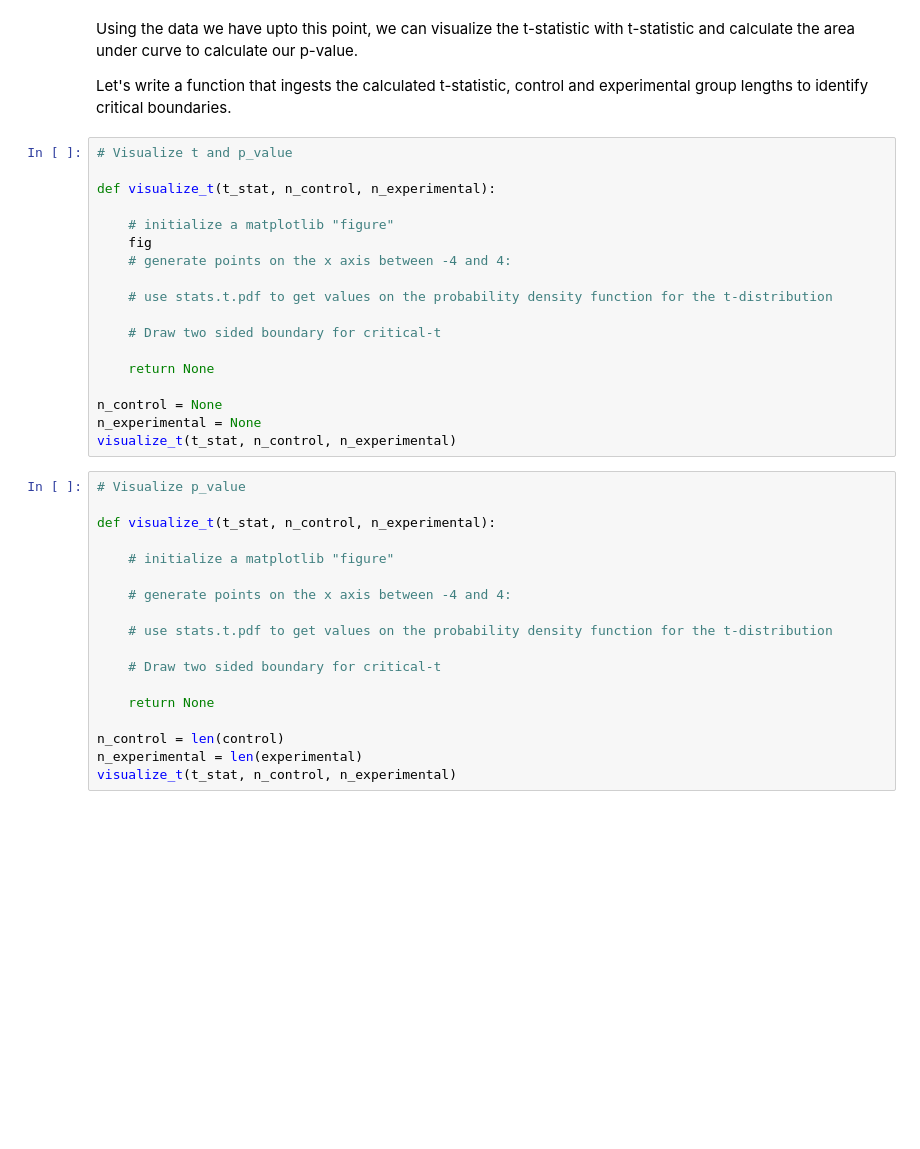
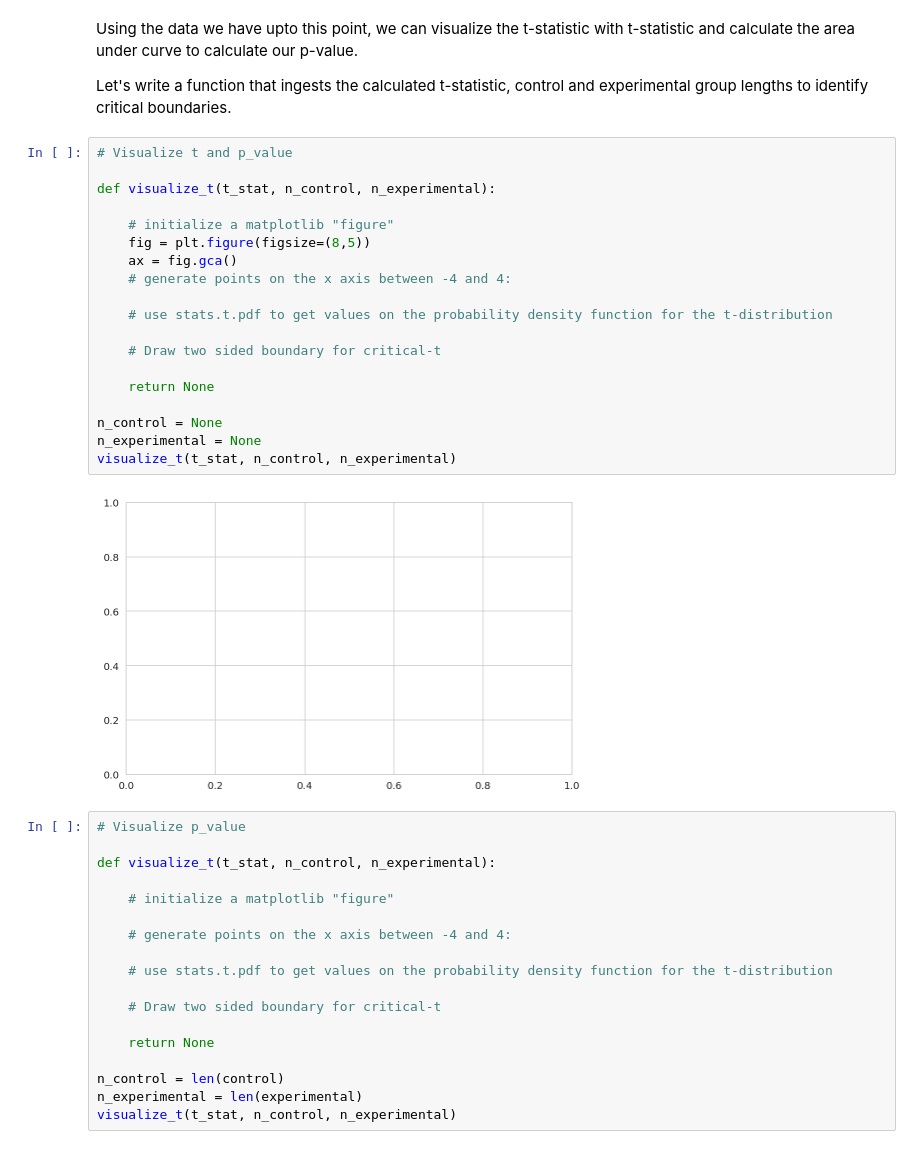
Before and after one commit to UpwardTrajectory/dsc-2-20-09-2-sample-t-tests-lab-seattle-ds-career-040119, a Jupyter notebook: index.ipynb, the cells around one changed output. Cells and saved outputs as stored; diff of their text form; blank space fills up the shorter version.

```diff
--- a/index.ipynb
+++ b/index.ipynb
@@ -176,21 +176,24 @@ Let's write a function that ingests the calculated t-statistic, control and expe
 # %%
 # Visualize t and p_value
 
 def visualize_t(t_stat, n_control, n_experimental):
 
     # initialize a matplotlib "figure"
-    fig
+    fig = plt.figure(figsize=(8,5))
+    ax = fig.gca()
     # generate points on the x axis between -4 and 4:
 
     # use stats.t.pdf to get values on the probability density function for the t-distribution
 
     # Draw two sided boundary for critical-t
 
     return None
 
 n_control = None
 n_experimental = None
 visualize_t(t_stat, n_control, n_experimental)
+# %% [output]
+[figure, added]
 # %%
 # Visualize p_value
 
```
